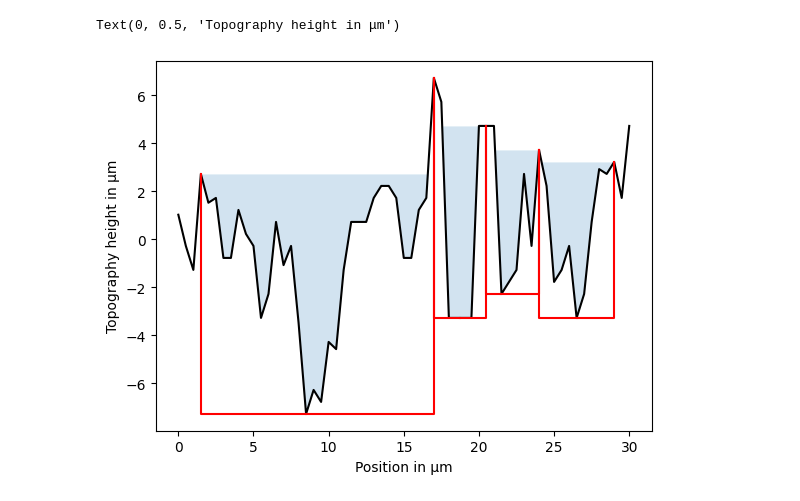
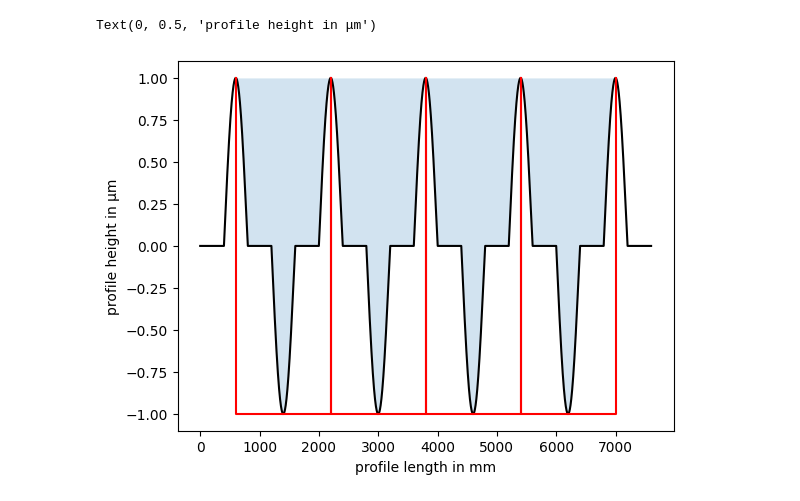
Before and after one commit to mts-public/feature-characterization-for-profile-surface-texture, a Jupyter notebook: python/case_studies/case_studies.ipynb, the cells around one changed output. Cells and saved outputs as stored; diff of their text form; code cells hidden in the pictures.

```diff
--- a/python/case_studies/case_studies.ipynb
+++ b/python/case_studies/case_studies.ipynb
@@ -80,7 +47,10 @@ motifs = watershed.motifs()
 # %%
+z=loadmat('..\..\data\profiles\zeros_kuppen_taeler.mat')['z']
+watershed = Watershed(z, dx, "D", PT="None")
+motifs = watershed.motifs()
 plot_motif(z, dx, motifs)
-plt.xlabel("Position in μm")
-plt.ylabel("Topography height in μm")
+plt.xlabel("profile length in mm")
+plt.ylabel("profile height in μm")
 # %% [output]
-Text(0, 0.5, 'Topography height in μm')
+Text(0, 0.5, 'profile height in μm')
-[figure, old version]
+[figure, new version]
```
Also changed, not shown: parts of 9 cells of this notebook, 1 other file.
